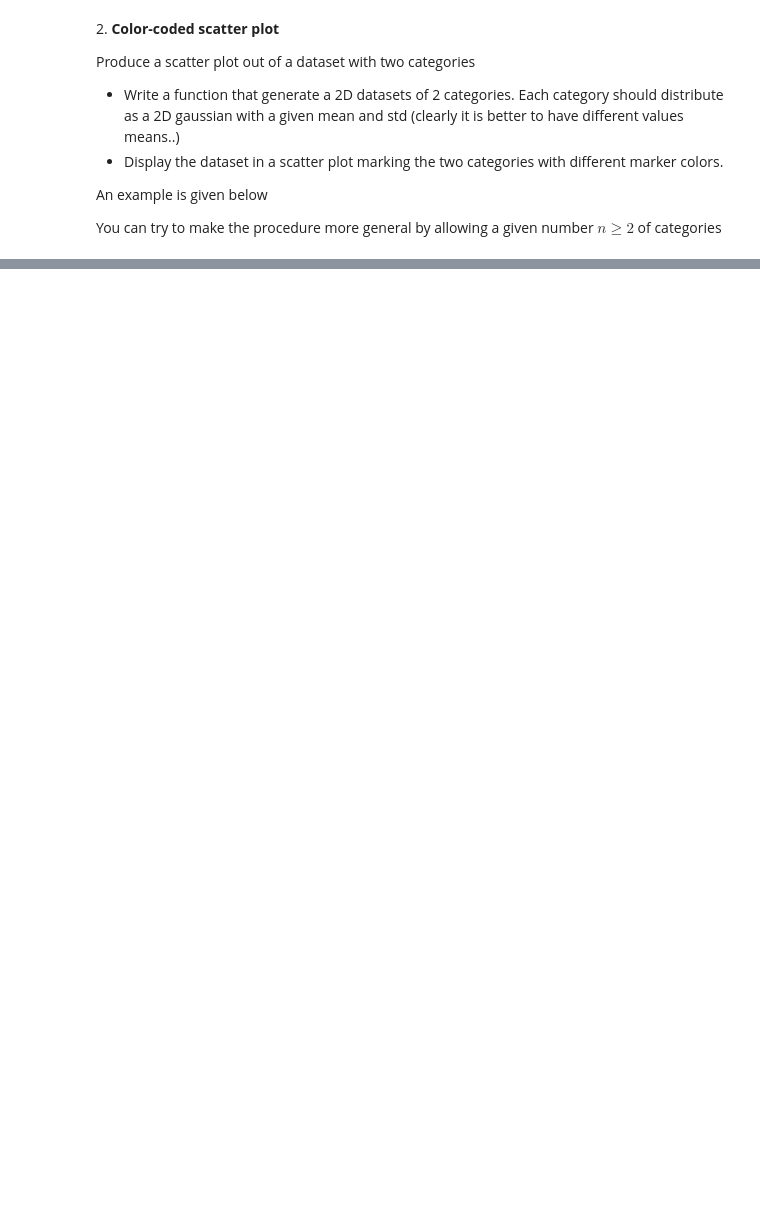
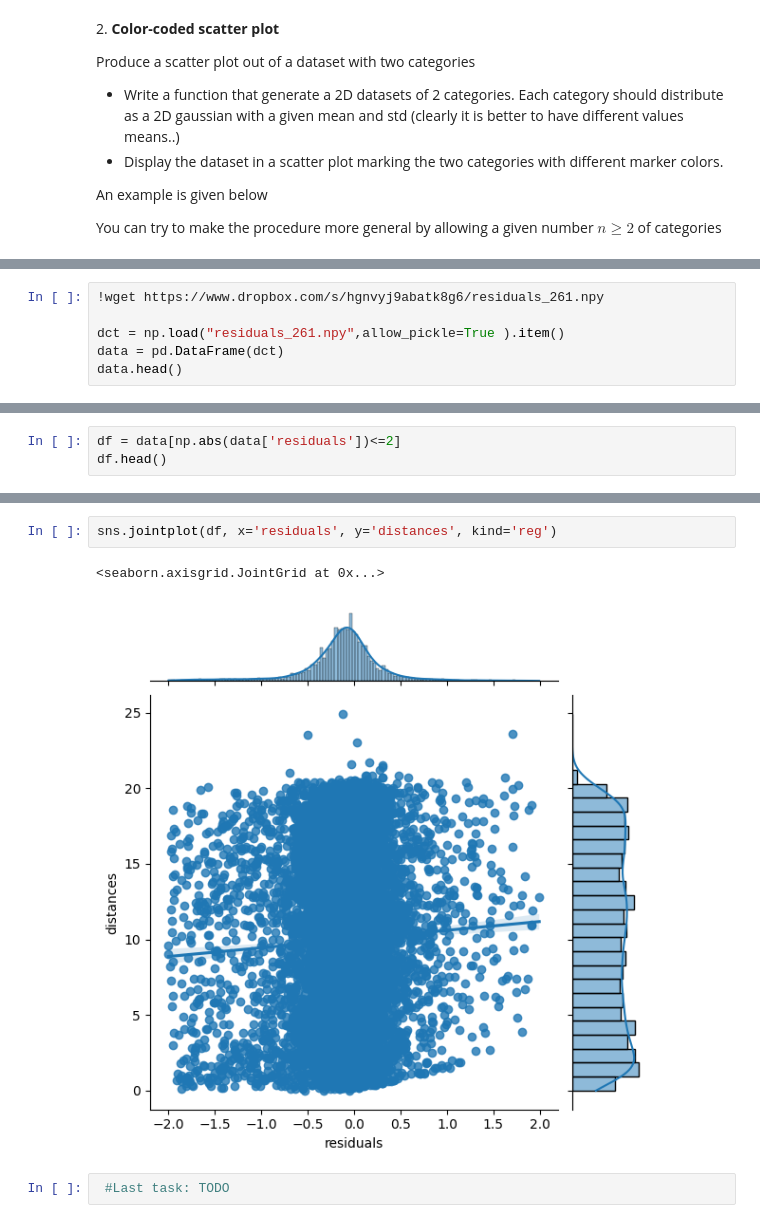
Before and after one commit to GiancarloSaran/LaboratoryOfComputationalPhysics_Y6, a Jupyter notebook: 07ex_Visualization.ipynb, the cells around one changed output, grey strips where cells are left out. Cells and saved outputs as stored; diff of their text form; blank space fills up the shorter version.

```diff
--- a/07ex_Visualization.ipynb
+++ b/07ex_Visualization.ipynb
@@ -93,3 +115,9 @@ Note that you should use the `np.load()` function to load the file as a numpy ar
   * y, the mean values of the "residuals", estimated in slices (bins) of "distance"
   * erry, the standard deviation of the  of the "residuals", estimated in slices (bins) of "distance"
 * Plot the profile plot on top of the scatter plot
+# %%
+!wget https://www.dropbox.com/s/hgnvyj9abatk8g6/residuals_261.npy
+
+dct = np.load("residuals_261.npy",allow_pickle=True ).item()
+data = pd.DataFrame(dct)
+data.head()
@@ -95,0 +148,3 @@ Note that you should use the `np.load()` function to load the file as a numpy ar
+# %%
+df = data[np.abs(data['residuals'])<=2]
+df.head()
@@ -95,0 +163,7 @@ Note that you should use the `np.load()` function to load the file as a numpy ar
+# %%
+sns.jointplot(df, x='residuals', y='distances', kind='reg')
+# %% [output]
+<seaborn.axisgrid.JointGrid at 0x...>
+[figure, added]
+# %%
+ #Last task: TODO
```
Also changed, not shown: parts of 10 cells of this notebook.
